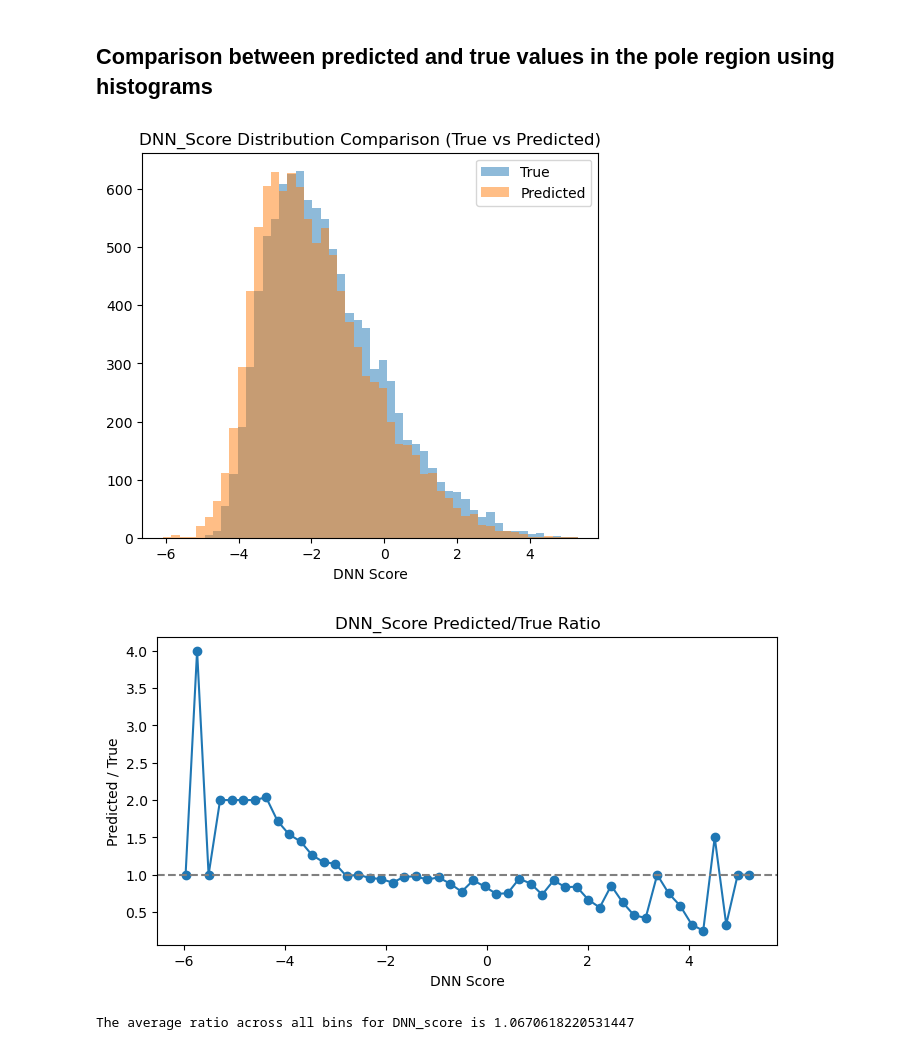
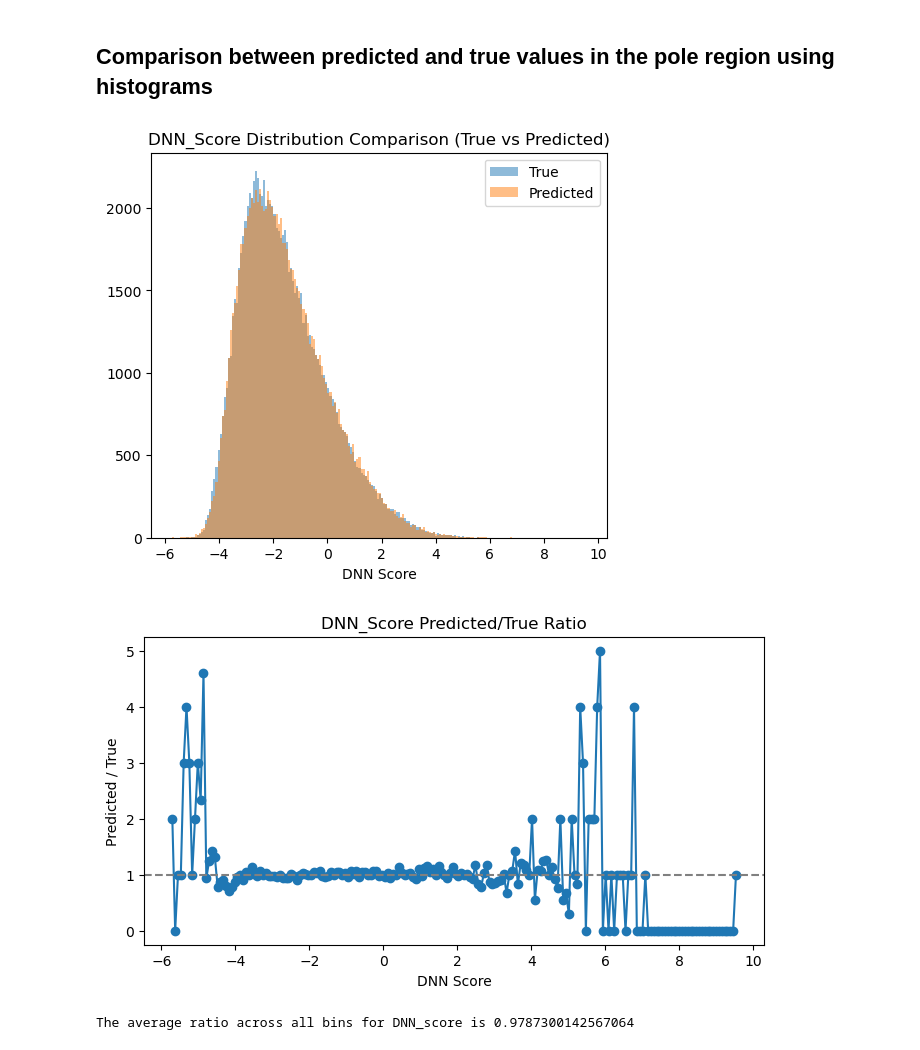
Before and after one commit to Pigwiggy/senior-honours-project, a Jupyter notebook: multifeature_flow-matching-copy.ipynb, the cells around one changed output. Drawn from its saved outputs; the diff is of its cells as text; code cells hidden in the pictures.

```diff
--- a/multifeature_flow-matching-copy.ipynb
+++ b/multifeature_flow-matching-copy.ipynb
@@ -160,10 +167,11 @@ model = ConditionalMLP(
     cond_dim=1,
     )
 
+num_steps = 200000
 # Added cosine scheduler and AdamW optimizer with a lower learning rate to help with training stability
 model = model.to(device)  # Move model to GPU/CPU
-optim = torch.optim.AdamW(model.parameters(), lr=5e-5)
-scheduler = torch.optim.lr_scheduler.CosineAnnealingLR(optim, T_max=50000)
+optim = torch.optim.AdamW(model.parameters(), lr=1e-5)
+scheduler = torch.optim.lr_scheduler.CosineAnnealingLR(optim, T_max=0.75 * num_steps)
 # %% [markdown]
 ## Training
 
@@ -173,8 +181,8 @@ scheduler = torch.optim.lr_scheduler.CosineAnnealingLR(optim, T_max=50000)
 features_data = torch.Tensor(features_normalised).to(device)  # [N, 8] - normalized to [0, 1]
 higgsM_data = torch.Tensor(HiggsM_normalised).to(device)  # [N, 1] - normalized to [0, 1]
 
-training_steps = 100000
-batch_size = 128  # Increased from 64
+training_steps = num_steps
+batch_size = 256  # Increased from 64
 pbar = tqdm.tqdm(range(training_steps))
 losses = []
 for i in pbar:
@@ -324,11 +332,14 @@ num_samples_per_region = true_points.shape[0]
 """
 
 # Randomly take a sample of points from the pole region and tails to reduce memory load when sampling
-sample_size = 10000
+sample_size = 100000
 true_pole_df = raw_df[~(mask1 | mask2)]
 true_pole_samples = true_pole_df.sample(n=sample_size, random_state=42)
 
-pole_samples = np.linspace(lower_bound, upper_bound, sample_size)
+# Switch between sampling from the pole region or sampling uniformly across the HiggsM range for the pole region
+# Not much difference in results, but sampling from true data makes it easier to perform statistical tests
+# pole_samples = np.linspace(lower_bound, upper_bound, sample_size)
+pole_samples = true_pole_samples['HiggsM'].to_numpy()
 tail1_samples = raw_df[mask1].sample(n=sample_size, random_state=42)
 tail2_samples = raw_df[mask2].sample(n=sample_size, random_state=42)
 
@@ -387,6 +398,7 @@ print(HiggsM_sample_norm)
 HiggsM_denorm = scaler_HiggsM.inverse_transform(HiggsM_sample_norm.reshape(-1, 1)).flatten()
 features_denorm = scaler_features.inverse_transform(xt.detach().cpu().numpy())
 
+"""
 pred_points = pd.DataFrame({'HiggsM': HiggsM_denorm,
                             'DNN_score': features_denorm[:, 0],
                             'DPhi_jj': features_denorm[:, 1],
@@ -395,14 +407,21 @@ pred_points = pd.DataFrame({'HiggsM': HiggsM_denorm,
                             'Njets': features_denorm[:, 4],
                             'OO1': features_denorm[:, 5],
                             })
+"""
+
+pred_points = pd.DataFrame({'HiggsM': HiggsM_denorm,
+                            'DNN_score': features_denorm[:, 0],
+                            'DPhi_jj': features_denorm[:, 1],
+                            'OO1': features_denorm[:, 2],
+                            })
 
 # Constructing the pole region data for both the predicted and true data
 pred_points_pole = pred_points[(pred_points['HiggsM'] >= lower_bound) & (pred_points['HiggsM'] <= upper_bound)]
-true_points_pole = true_pole_samples[['HiggsM', 'DNN_score', 'DPhi_jj', 'Eta_jj', 'M_jj', 'Njets', 'OO1']]
+true_points_pole = true_pole_samples[['HiggsM', 'DNN_score', 'DPhi_jj', 'OO1']]
 
 # Saving data to csv for comparison
-csv1 = pd.DataFrame(pred_points_pole, columns=['HiggsM', 'DNN_score', 'DPhi_jj', 'Eta_jj', 'M_jj', 'Njets', 'OO1'])
-csv2 = pd.DataFrame(true_points_pole, columns=['HiggsM', 'DNN_score', 'DPhi_jj', 'Eta_jj', 'M_jj', 'Njets', 'OO1'])
+csv1 = pd.DataFrame(pred_points_pole, columns=['HiggsM', 'DNN_score', 'DPhi_jj', 'OO1'])
+csv2 = pd.DataFrame(true_points_pole, columns=['HiggsM', 'DNN_score', 'DPhi_jj', 'OO1'])
 csv1.to_csv('data_dump/multi_predicted_pole_region.csv', index=False)
 csv2.to_csv('data_dump/multi_true_pole_region.csv', index=False)
 # print(pred_points_pole)
@@ -475,7 +459,7 @@ DNN_pred_df = np.sort(pred_points_pole[['DNN_score']].to_numpy())
 # For plotting the ratios of the histograms
 DNN_true_vals = DNN_true_df.ravel()
 DNN_pred_vals = DNN_pred_df.ravel()
-DNN_num_bins = 50
+DNN_num_bins = 200
 DNN_bin_edges = np.histogram_bin_edges(np.concatenate([DNN_true_vals, DNN_pred_vals]), bins=DNN_num_bins)
 DNN_true_counts = np.histogram(DNN_true_vals, bins=DNN_bin_edges)[0]
 DNN_pred_counts = np.histogram(DNN_pred_vals, bins=DNN_bin_edges)[0]
@@ -484,36 +468,36 @@ DNN_ratio = DNN_pred_counts / np.maximum(DNN_true_counts, 1)
 # Addressing the issue of very large ratios in some bins by capping the ratio at a reasonable value (e.g., 2)
 for i in range(len(DNN_ratio)):
     if DNN_ratio[i] > 5:
         DNN_ratio[i] = 2
 
 
 # Bin centers for plotting
 DNN_bin_centers = 0.5 * (DNN_bin_edges[:-1] + DNN_bin_edges[1:])
 
 
 plt.figure(1, figsize=(20, 5))
 plt.subplot(1, 3, 1)
 plt.hist(DNN_true_df, bins=DNN_bin_edges, alpha=0.5, label='True')
 plt.hist(DNN_pred_df, bins=DNN_bin_edges, alpha=0.5, label='Predicted')
 plt.xlabel('DNN Score')
 plt.title('DNN_Score Distribution Comparison (True vs Predicted)')
 plt.legend()
 plt.savefig('graphs/DNN_score_comparison.png')
 
 plt.figure(figsize=(8, 4))
 plt.plot(DNN_bin_centers, DNN_ratio, marker='o')
 plt.axhline(1.0, color='gray', linestyle='--')
 plt.xlabel('DNN Score')
 plt.ylabel('Predicted / True')
 plt.title('DNN_Score Predicted/True Ratio')
 plt.savefig('graphs/DNN_score_ratio.png')
 plt.show()
 
 print(f"The average ratio across all bins for DNN_score is {np.mean(DNN_ratio)}")
 # %% [output]
-[figure, old version]
+[figure, new version]
-[figure, old version]
+[figure, new version]
-The average ratio across all bins for DNN_score is 1.0670618220531447
+The average ratio across all bins for DNN_score is 0.9787300142567064
 # %%
 # OO1 distribution
 OO1_true_df = np.sort(true_points_pole[['OO1']].to_numpy())
```
Also changed, not shown: parts of 9 cells of this notebook.
